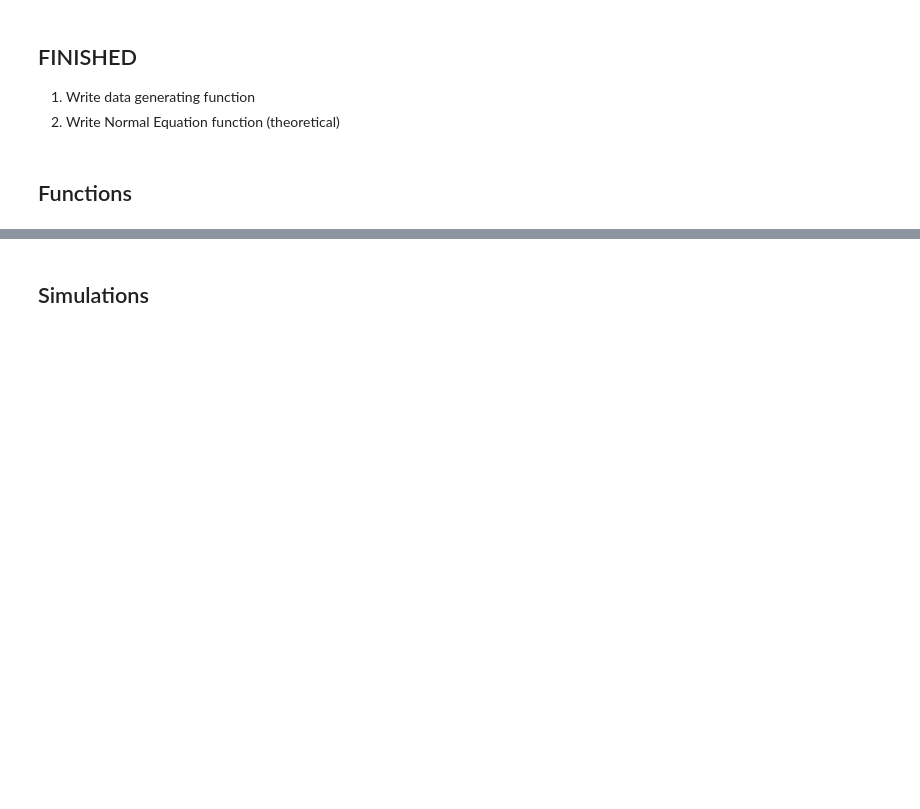
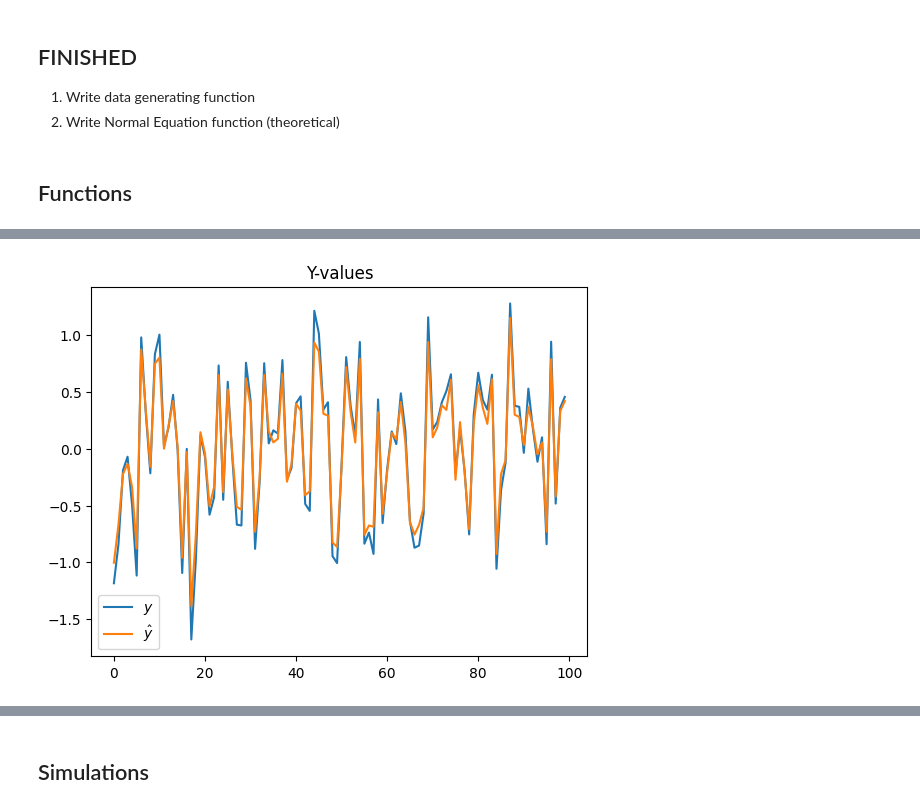
Before and after one commit to ryanhammonds/dsc210, a Jupyter notebook: project/Optimization Work.ipynb, the cells around one changed output, grey strips where cells are left out. Saved outputs shown, nothing was run; the diff lists cells and outputs as text; code cells hidden in the pictures; blank space fills up the shorter version.

```diff
--- a/project/Optimization Work.ipynb
+++ b/project/Optimization Work.ipynb
@@ -142,0 +162,37 @@ true      :  2
+# %%
+# Linear regression
+class LinearRegression(torch.nn.Module):
+    def __init__(self):
+        super(LinearRegression, self).__init__()
+        self.linear = nn.Linear(N, 1)
+
+    def forward(self, x):
+        return self.linear(x)
+
+### SGD
+print('SGD')
+model = LinearRegression()
+
+criterion = torch.nn.MSELoss()
+optimizer = torch.optim.SGD(model.parameters(), lr=0.01)
+#optimizer = torch.optim.Adam(model.parameters(), lr=0.01)
+
+for epoch in range(1000):
+
+    y_hat = model(X)
+
+    # Compute loss
+    loss = criterion(y_hat, y)
+
+    # Zero gradients
+    optimizer.zero_grad()
+
+    # Backpropaget and update weights
+    loss.backward()
+    optimizer.step()
+
+    if epoch % 50 == 0:
+        print('epoch {}, loss {}'.format(epoch, loss.item()))
+
+y_hat = model(X)
+y_hat = y_hat.detach().numpy()[:, 0]
@@ -142,0 +217,7 @@ true      :  2
+# %%
+plt.title('Y-values')
+plt.plot(y, label=r'$y$')
+plt.plot(y_hat, label=r'$\hat{y}$')
+plt.legend();
+# %% [output]
+[figure, added]
```
Also changed, not shown: parts of 4 cells of this notebook.
